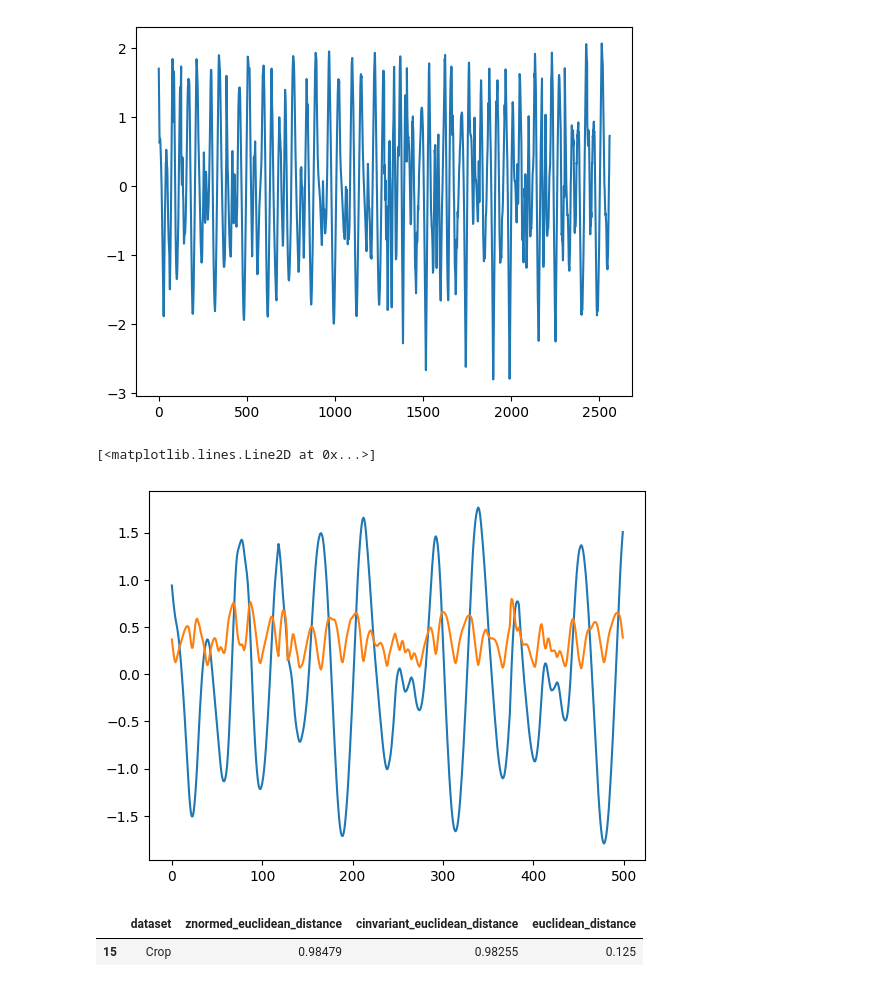
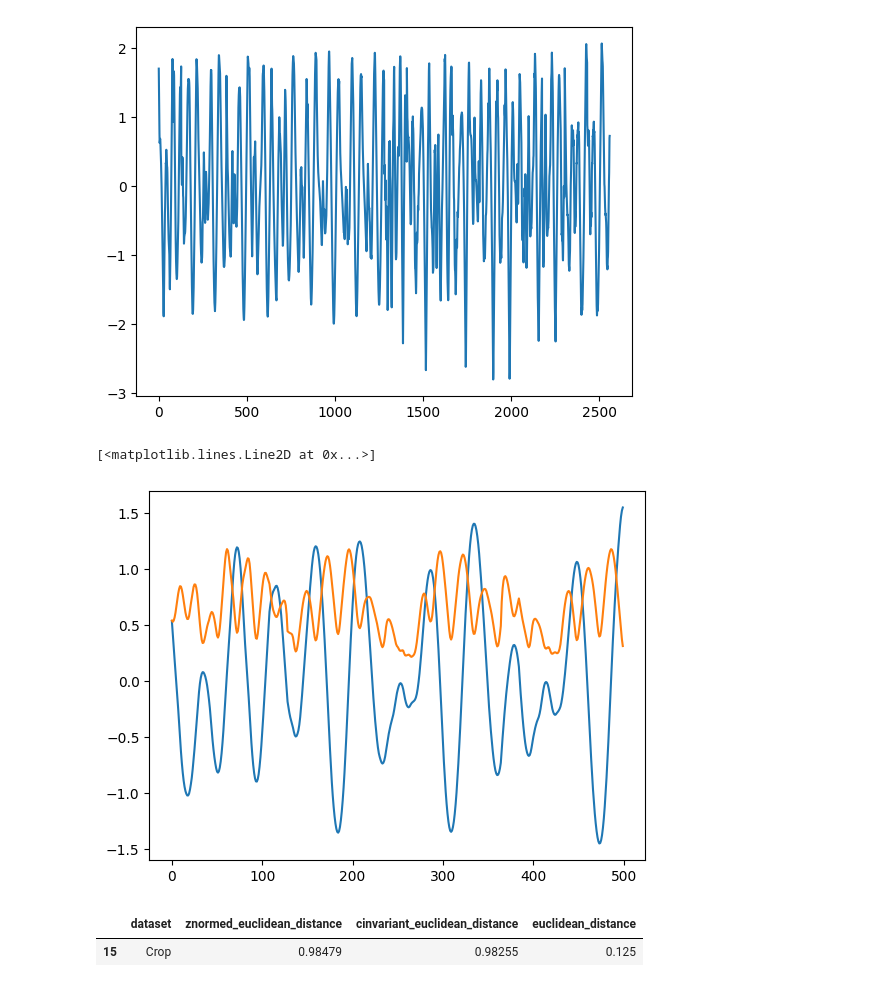
Before and after one commit to JaasperK/oracle, a Jupyter notebook: notebooks/oracle.ipynb, the cells around one changed output. Drawn from its saved outputs; the diff is of its cells as text; code cells hidden in the pictures.

```diff
--- a/notebooks/oracle.ipynb
+++ b/notebooks/oracle.ipynb
@@ -226,14 +226,14 @@ plt.plot(birdchicken_ts)
 [<matplotlib.lines.Line2D at 0x...>]
 [figure]
 # %%
-birdchicken_mu, birdchicken_sigma = sliding_mean_stddev(birdchicken_ts, 10)
+birdchicken_mu, birdchicken_sigma = sliding_mean_stddev(birdchicken_ts, 20)
 
 view_len = 500
 plt.plot(birdchicken_mu[:view_len])     # in blue
 plt.plot(birdchicken_sigma[:view_len])  # in orange
 # %% [output]
 [<matplotlib.lines.Line2D at 0x...>]
-[figure, old version]
+[figure, new version]
 # %%
 dataset_scores.loc[[15]]
 # %% [output]
```
Also changed, not shown: parts of 3 cells of this notebook.
